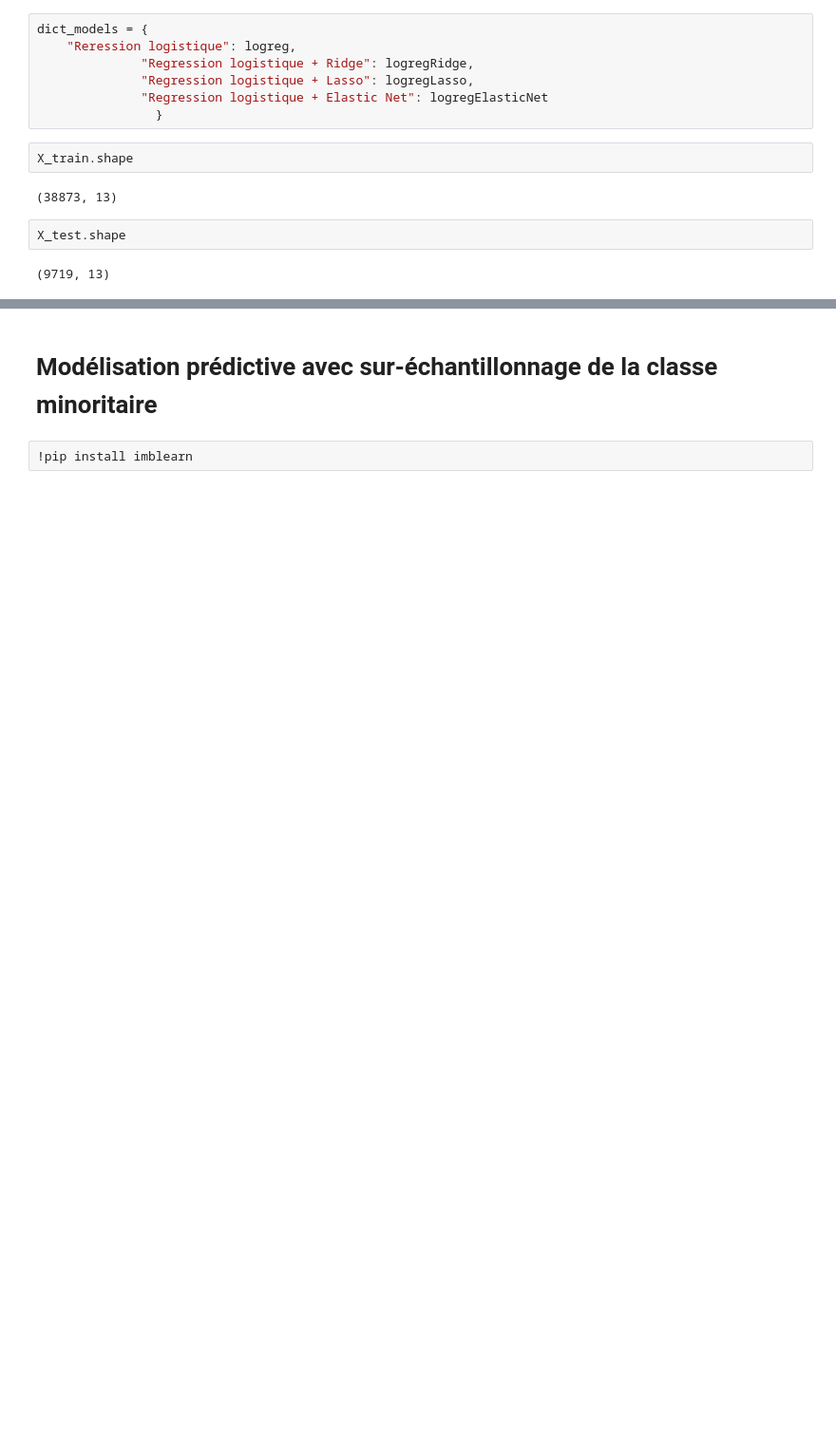
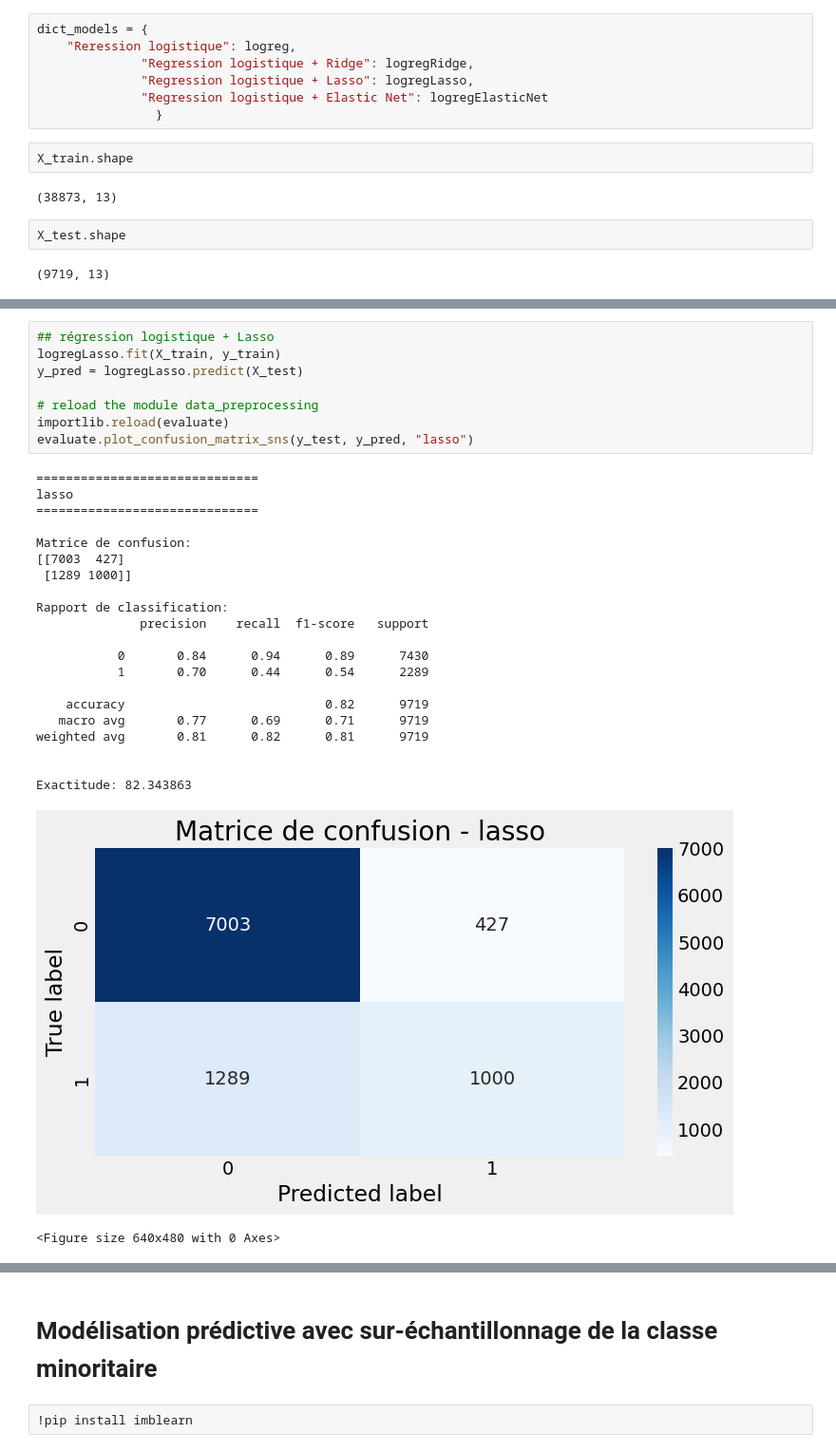
Before and after one commit to jrafei/income-prediction, a Jupyter notebook: notebooks/model_training.ipynb, the cells around one changed output, grey strips where cells are left out. Shown at 95% size. Cells and saved outputs as stored; diff of their text form; blank space fills up the shorter version.

```diff
--- a/notebooks/model_training.ipynb
+++ b/notebooks/model_training.ipynb
@@ -292,0 +193,31 @@ Exactitude: 82.395308
+# %%
+## régression logistique + Lasso
+logregLasso.fit(X_train, y_train)
+y_pred = logregLasso.predict(X_test)
+
+# reload the module data_preprocessing
+importlib.reload(evaluate)
+evaluate.plot_confusion_matrix_sns(y_test, y_pred, "lasso")
+# %% [output]
+==============================
+lasso
+==============================
+
+Matrice de confusion:
+[[7003  427]
+ [1289 1000]]
+
+Rapport de classification:
+              precision    recall  f1-score   support
+
+           0       0.84      0.94      0.89      7430
+           1       0.70      0.44      0.54      2289
+
+    accuracy                           0.82      9719
+   macro avg       0.77      0.69      0.71      9719
+weighted avg       0.81      0.82      0.81      9719
+
+
+Exactitude: 82.343863
+[figure, added]
+<Figure size 640x480 with 0 Axes>
```
Also changed, not shown: parts of 13 cells of this notebook, 11 other files.
